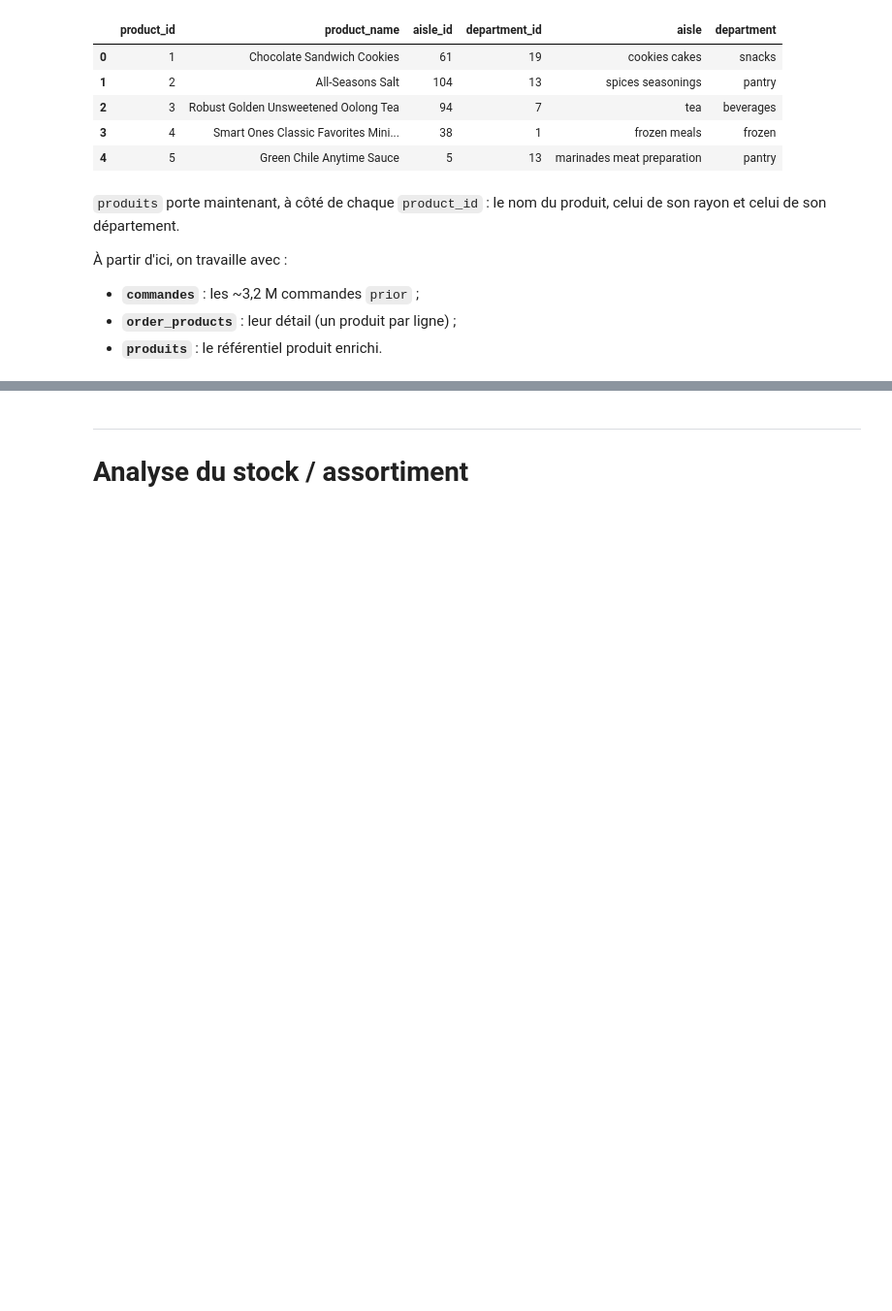
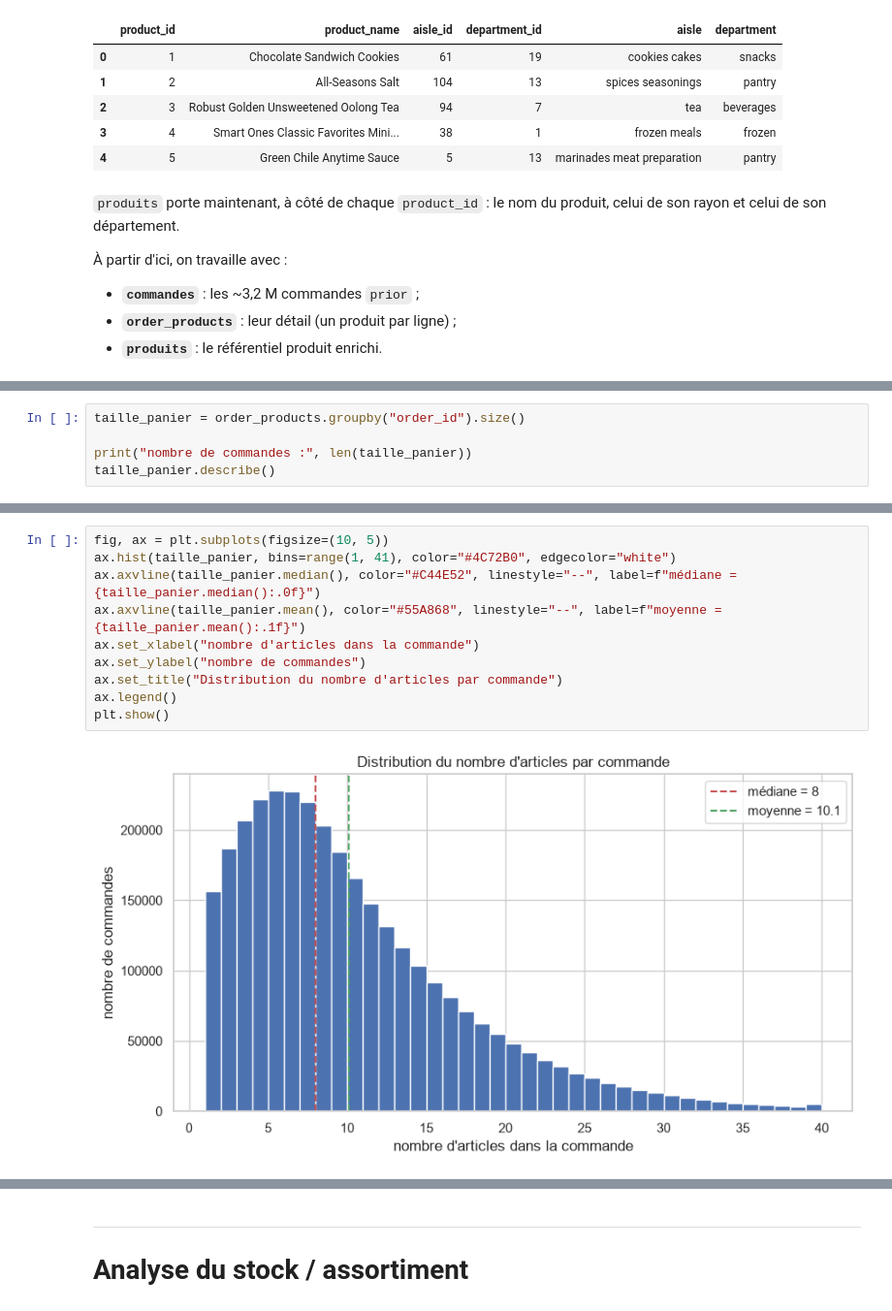
Before and after one commit to tranarivelo/joja-data-analysis, a Jupyter notebook: joja_analysis.ipynb, the cells around one changed output, grey strips where cells are left out. Shown at 97% size. Drawn from its saved outputs; the diff is of its cells as text; blank space fills up the shorter version.

```diff
--- a/joja_analysis.ipynb
+++ b/joja_analysis.ipynb
@@ -334,0 +349,5 @@ celui de son rayon et celui de son département.
+# %%
+taille_panier = order_products.groupby("order_id").size()
+
+print("nombre de commandes :", len(taille_panier))
+taille_panier.describe()
@@ -334,0 +381,12 @@ celui de son rayon et celui de son département.
+# %%
+fig, ax = plt.subplots(figsize=(10, 5))
+ax.hist(taille_panier, bins=range(1, 41), color="#4C72B0", edgecolor="white")
+ax.axvline(taille_panier.median(), color="#C44E52", linestyle="--", label=f"médiane = {taille_panier.median():.0f}")
+ax.axvline(taille_panier.mean(), color="#55A868", linestyle="--", label=f"moyenne = {taille_panier.mean():.1f}")
+ax.set_xlabel("nombre d'articles dans la commande")
+ax.set_ylabel("nombre de commandes")
+ax.set_title("Distribution du nombre d'articles par commande")
+ax.legend()
+plt.show()
+# %% [output]
+[figure, added]
```
Also changed, not shown: parts of 13 cells of this notebook, 1 other file.
